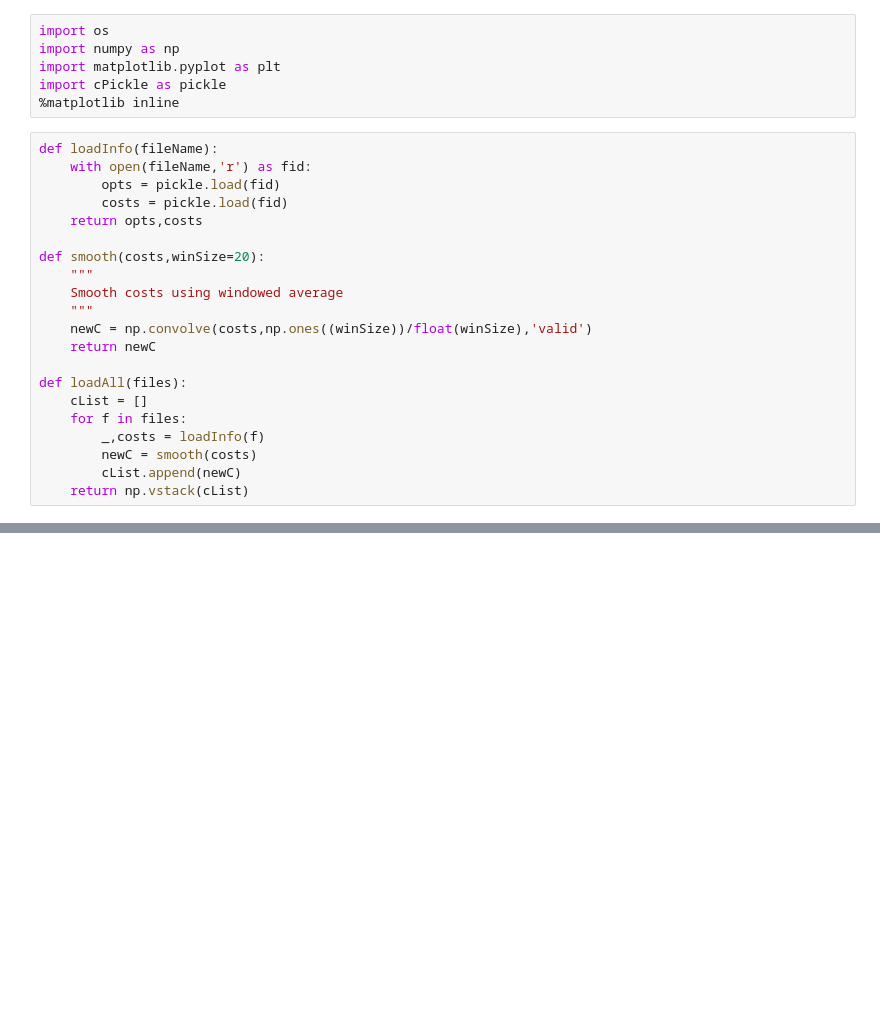
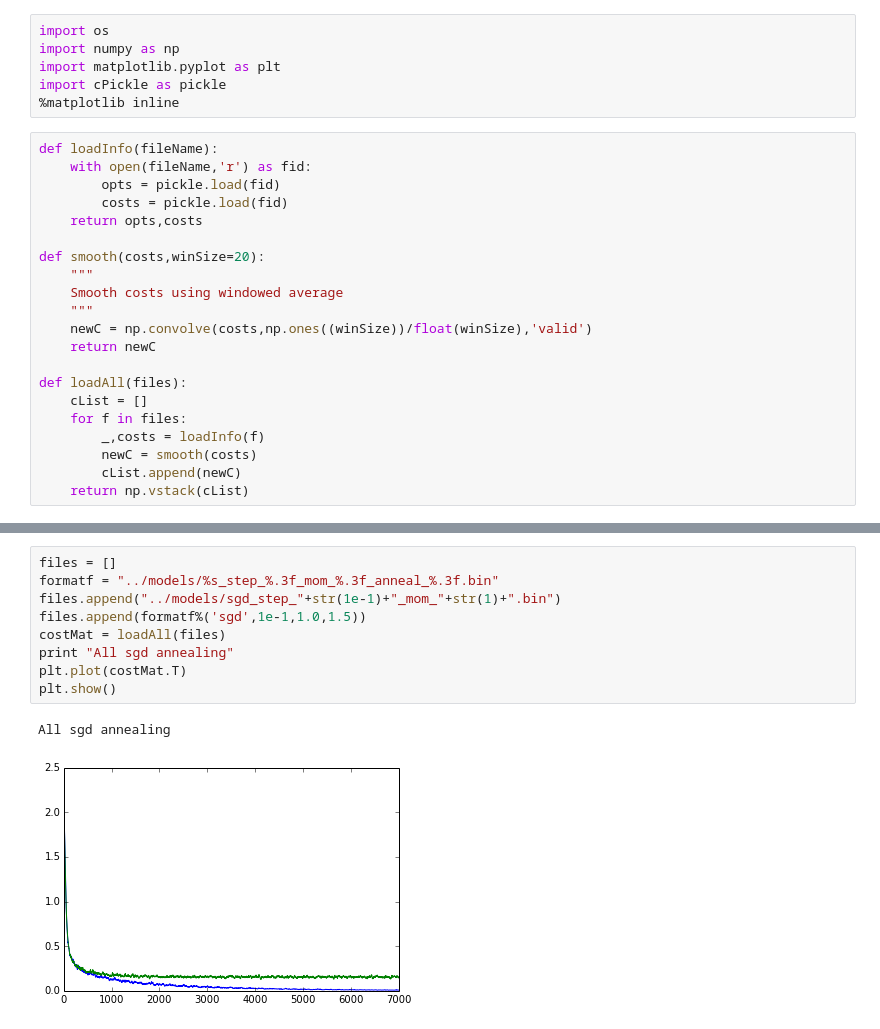
Before and after one commit to awni/229t_project, a Jupyter notebook: notebooks/opt-comp.ipynb, the cells around one changed output, grey strips where cells are left out. Saved outputs shown, nothing was run; the diff lists cells and outputs as text; blank space fills up the shorter version.

```diff
--- a/notebooks/opt-comp.ipynb
+++ b/notebooks/opt-comp.ipynb
@@ -131,0 +132,12 @@ Compare optimizers no annealing
+# %%
+files = []
+formatf = "../models/%s_step_%.3f_mom_%.3f_anneal_%.3f.bin"
+files.append("../models/sgd_step_"+str(1e-1)+"_mom_"+str(1)+".bin")
+files.append(formatf%('sgd',1e-1,1.0,1.5))
+costMat = loadAll(files)
+print "All sgd annealing"
+plt.plot(costMat.T)
+plt.show()
+# %% [output]
+All sgd annealing
+[figure, added]
```
Also changed, not shown: parts of 6 cells of this notebook.
